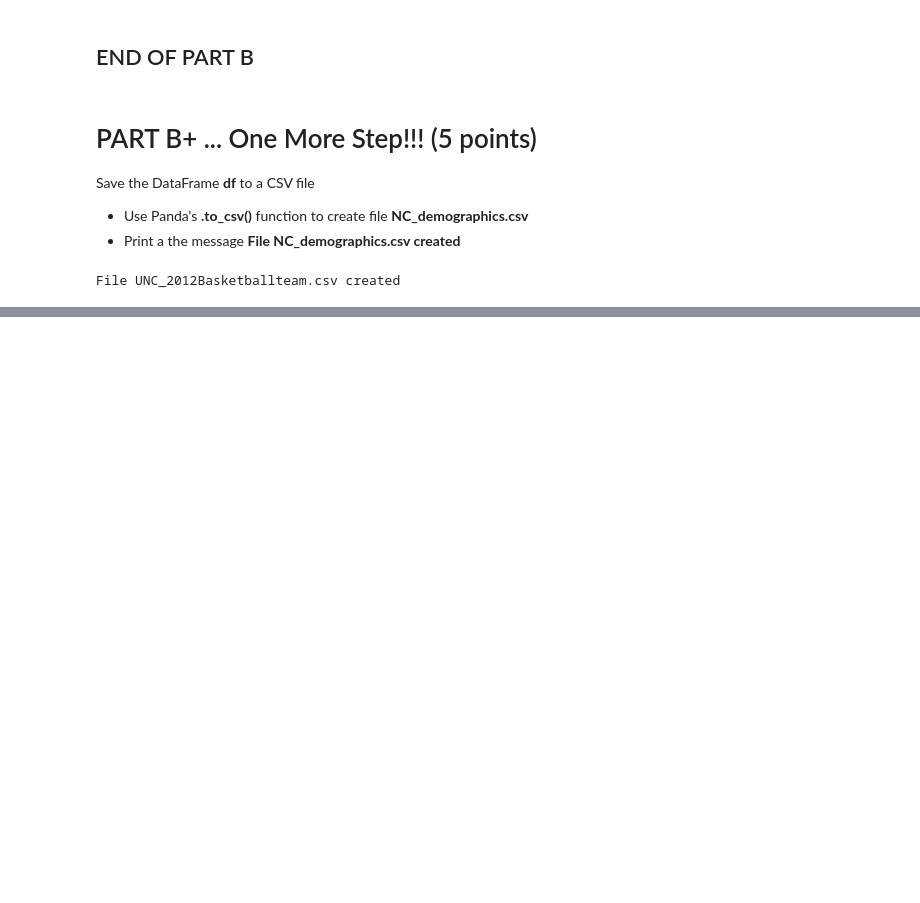
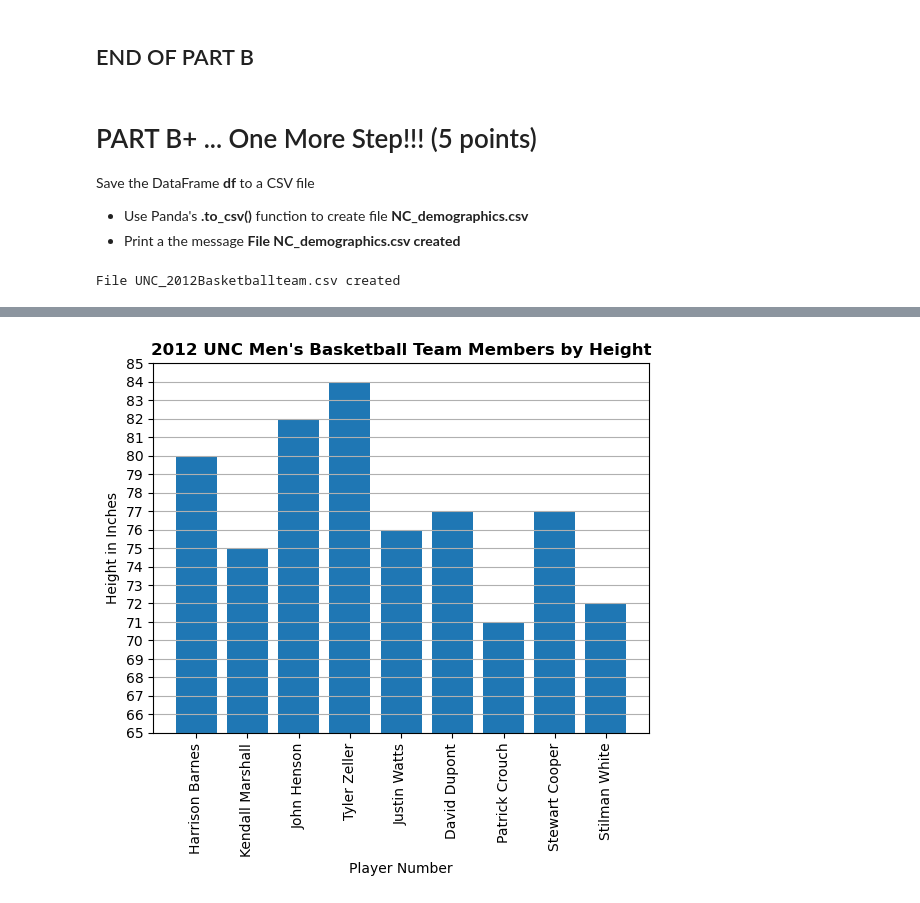
Before and after one commit to richardtbrownjr/CSC221-rbrown-GroupProject, a Jupyter notebook: CSC221rbrowngroupproject.ipynb, the cells around one changed output, grey strips where cells are left out. Cells and saved outputs as stored; diff of their text form; code cells hidden in the pictures; blank space fills up the shorter version.

Commit message:
Added graph for visual representation

```diff
--- a/CSC221rbrowngroupproject.ipynb
+++ b/CSC221rbrowngroupproject.ipynb
@@ -275,3 +278,23 @@ df.to_csv('UNC_2012Basketballteam.csv', index=False)
 print('File UNC_2012Basketballteam.csv created')
 # %% [output]
 File UNC_2012Basketballteam.csv created
+# %%
+import os
+from matplotlib import pyplot as plt
+DF_UNC2012BT = pd.read_csv('UNC_2012Basketballteam.csv', usecols=['Name', 'Number', 'Position', 'Height', 'Weight', 'Year', 'Hometown'])
+Height = DF_UNC2012BT.Height.tolist()
+converted_height_list = []
+for i in Height:
+    converted_height = int(i[0])
+    converted_height = converted_height * 12
+    try:
+        trash = i[4]
+    except:
+        inches = int(i[2])
+    else:
+        inches = int(i[2]) * 10 + int(i[3])
+    converted_height_list.append(converted_height + inches)
+print(converted_height_list)
+chseries = pd.Series(data=converted_height_list)
+DF_UNC2012BT['Height'] = chseries
+DF_UNC2012BT
@@ -277,0 +313,15 @@ File UNC_2012Basketballteam.csv created
+# %%
+PLAYERS = DF_UNC2012BT.Name
+HEIGHT = DF_UNC2012BT.Height
+y_range = [x for x in range(60, 86)]
+plt.title('2012 UNC Men\'s Basketball Team Members by Height', fontsize=12, weight='bold')
+plt.bar(PLAYERS, HEIGHT)
+plt.xticks(PLAYERS, rotation = 90)
+plt.yticks(y_range)
+plt.xlabel('Player Number')
+plt.ylabel('Height in Inches')
+plt.grid(axis = 'y')
+plt.ylim(65, 85)
+plt.show()
+# %% [output]
+[figure, added]
```
Also changed, not shown: parts of 4 cells of this notebook, 1 other file.
